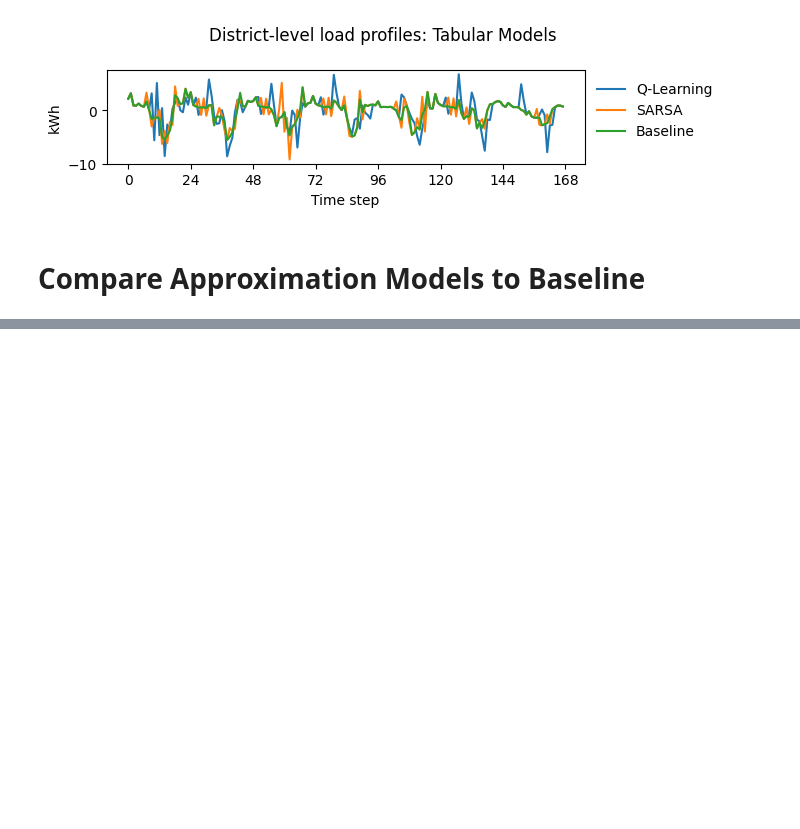
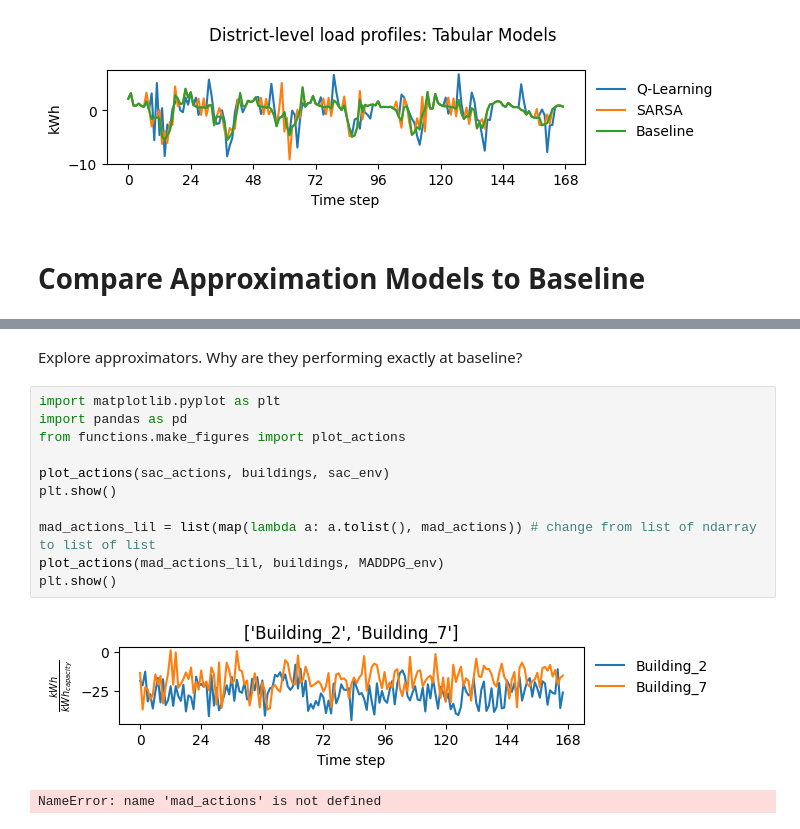
Before and after one commit to CaseyMOwen/Fa24-CS-138-FinalProject, a Jupyter notebook: main.ipynb, the cells around one changed output, grey strips where cells are left out. Drawn from its saved outputs; the diff is of its cells as text; blank space fills up the shorter version.

```diff
--- a/main.ipynb
+++ b/main.ipynb
@@ -419,0 +433,16 @@ plot_simulation_summary({'SAC': sac_env,
+# %% [markdown]
+Explore approximators. Why are they performing exactly at baseline?
+# %%
+import matplotlib.pyplot as plt
+import pandas as pd
+from functions.make_figures import plot_actions
+
+plot_actions(sac_actions, buildings, sac_env)
+plt.show()
+
+mad_actions_lil = list(map(lambda a: a.tolist(), mad_actions)) # change from list of ndarray to list of list
+plot_actions(mad_actions_lil, buildings, MADDPG_env)
+plt.show()
+# %% [output]
+[figure, added]
+NameError: name 'mad_actions' is not defined
```
Also changed, not shown: parts of 11 cells of this notebook, 1 other file.
